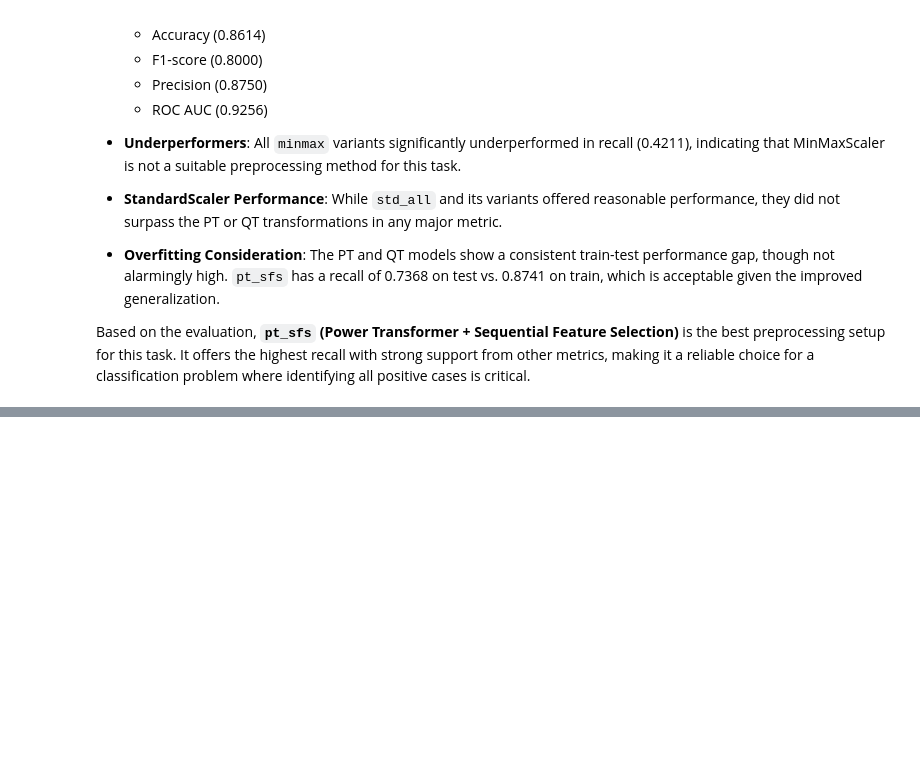
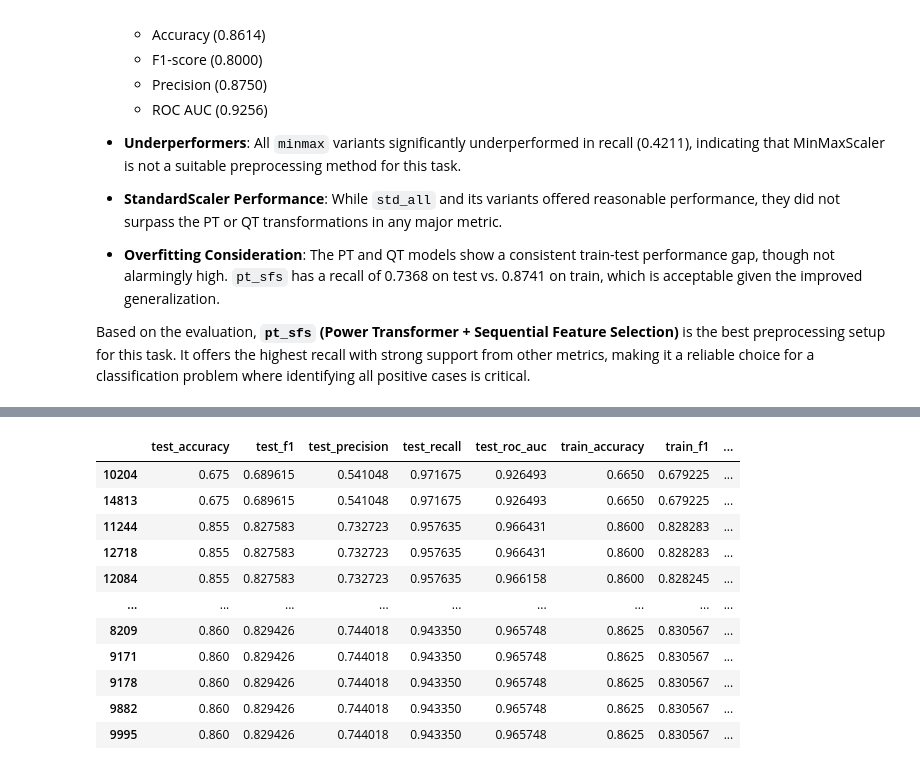
Before and after one commit to Jonas-wastaken/ml_project, a Jupyter notebook: notebooks/logistic_regression.ipynb, the cells around one changed output, grey strips where cells are left out. Drawn from its saved outputs; the diff is of its cells as text; code cells hidden in the pictures; blank space fills up the shorter version.

```diff
--- a/notebooks/logistic_regression.ipynb
+++ b/notebooks/logistic_regression.ipynb
@@ -152,6 +258,7 @@ Best dataset: processed_data_pt_sfs.parquet
 Best score: 0.7368421052631579
 Best run: c100974268ed427cbc671cfd9d903ac2
 # %%
+# Get data from runs
 runs_metadata = mlflow.search_runs(experiment_names=["LR-Dataset_Selection"])
 runs_metadata = runs_metadata[
     sorted(
@@ -171,7 +278,7 @@ runs_metadata = runs_metadata[
     )
 ]  # type: ignore
 runs_metadata["tags.Dataset"] = runs_metadata["tags.Dataset"].apply(
-    lambda x: x.replace("processed_data_", "").replace(".parquet", "")
+    lambda x: str(x).replace("processed_data_", "").replace(".parquet", "")
 )
 runs_metadata.columns = [
     col.split(".")[1] if "." in col else col for col in runs_metadata.columns
@@ -250,0 +382,2 @@ Based on the evaluation, **`pt_sfs` (Power Transformer + Sequential Feature Sele
+# %%
+mlflow.set_experiment(experiment_name="LR-Hyperparameter_Optimization")
@@ -250,0 +395,13 @@ Based on the evaluation, **`pt_sfs` (Power Transformer + Sequential Feature Sele
+# %%
+# Prepare CV and scoring
+cv = StratifiedKFold(n_splits=5, shuffle=True, random_state=42)
+scorer = make_scorer(recall_score)
+# %%
+# Define scoring functions
+scoring = {
+    "recall": "recall",
+    "precision": "precision",
+    "f1": "f1",
+    "accuracy": "accuracy",
+    "roc_auc": "roc_auc",
+}
@@ -250,0 +739,62 @@ Based on the evaluation, **`pt_sfs` (Power Transformer + Sequential Feature Sele
+# %%
+# Get data from 100 best runs by recall (and other metrics)
+runs_metadata = mlflow.search_runs(experiment_names=["LR-Hyperparameter_Optimization"])
+runs_metadata = runs_metadata[
+    sorted(
+        [
+            "metrics.test_f1",
+            "metrics.test_roc_auc",
+            "metrics.train_precision",
+            "metrics.test_precision",
+            "metrics.train_roc_auc",
+            "metrics.test_recall",
+            "metrics.train_recall",
+            "metrics.test_accuracy",
+            "metrics.train_accuracy",
+            "metrics.train_f1",
+            "params.fit_intercept",
+            "params.C",
+            "params.class_weight",
+            "params.solver",
+            "params.penalty",
+            "params.warm_start",
+            "params.max_iter",
+            "params.tol",
+            "params.l1_ratio",
+        ]
+    )
+]  # type: ignore
+runs_metadata = runs_metadata.sort_values(
+    by=[
+        "metrics.test_recall",
+        "metrics.test_roc_auc",
+        "metrics.test_f1",
+        "metrics.train_recall",
+        "metrics.train_roc_auc",
+        "metrics.train_f1",
+        "metrics.test_precision",
+        "metrics.test_accuracy",
+        "metrics.train_precision",
+        "metrics.train_accuracy",
+    ],
+    ascending=False,
+).head(
+    100
+)  # type: ignore
+runs_metadata.columns = [
+    col.split(".")[1] if "." in col else col for col in runs_metadata.columns
+]
+runs_metadata
+# %% [output]
+|  | test_accuracy | test_f1 | test_precision | test_recall | test_roc_auc | train_accuracy | train_f1 | ... |
+| 10204 | 0.675 | 0.689615 | 0.541048 | 0.971675 | 0.926493 | 0.6650 | 0.679225 | ... |
+| 14813 | 0.675 | 0.689615 | 0.541048 | 0.971675 | 0.926493 | 0.6650 | 0.679225 | ... |
+| 11244 | 0.855 | 0.827583 | 0.732723 | 0.957635 | 0.966431 | 0.8600 | 0.828283 | ... |
+| 12718 | 0.855 | 0.827583 | 0.732723 | 0.957635 | 0.966431 | 0.8600 | 0.828283 | ... |
+| 12084 | 0.855 | 0.827583 | 0.732723 | 0.957635 | 0.966158 | 0.8600 | 0.828245 | ... |
+| ... | ... | ... | ... | ... | ... | ... | ... | ... |
+| 8209 | 0.860 | 0.829426 | 0.744018 | 0.943350 | 0.965748 | 0.8625 | 0.830567 | ... |
+| 9171 | 0.860 | 0.829426 | 0.744018 | 0.943350 | 0.965748 | 0.8625 | 0.830567 | ... |
+| 9178 | 0.860 | 0.829426 | 0.744018 | 0.943350 | 0.965748 | 0.8625 | 0.830567 | ... |
+| 9882 | 0.860 | 0.829426 | 0.744018 | 0.943350 | 0.965748 | 0.8625 | 0.830567 | ... |
+| 9995 | 0.860 | 0.829426 | 0.744018 | 0.943350 | 0.965748 | 0.8625 | 0.830567 | ... |
```
Also changed, not shown: parts of 50 cells of this notebook, 2 other files.
